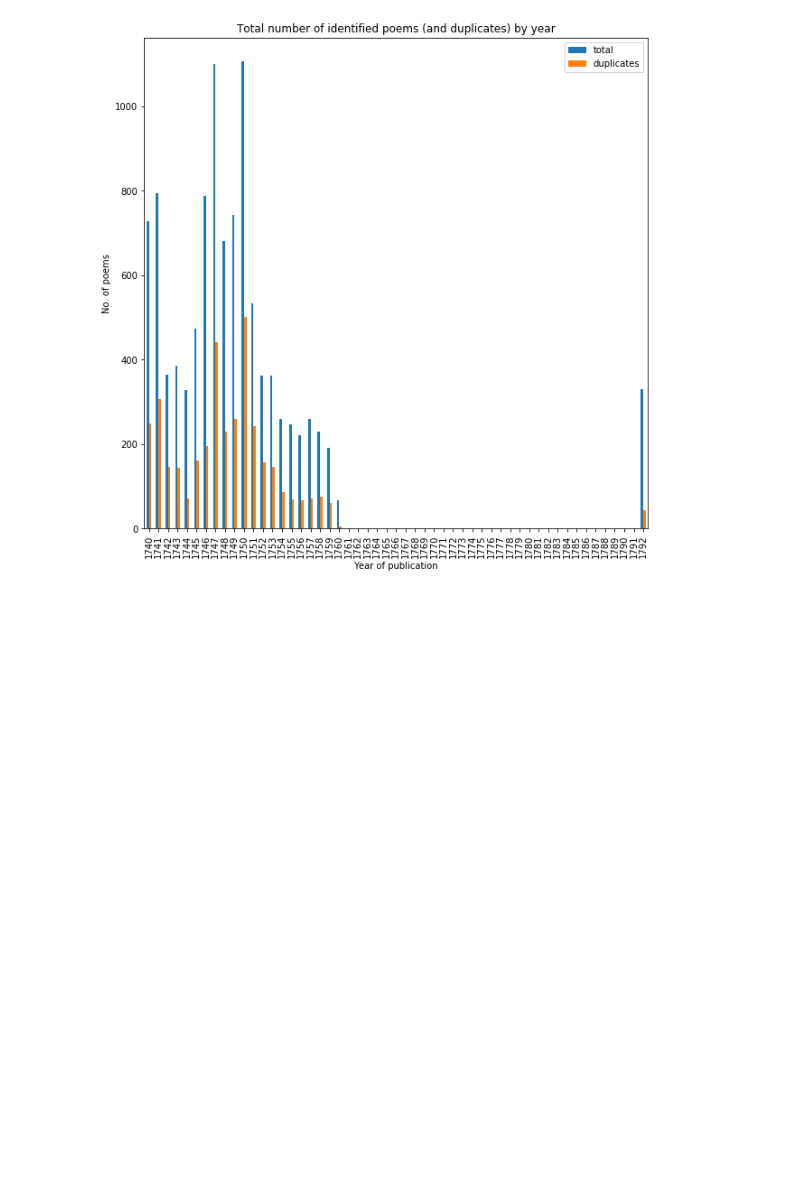
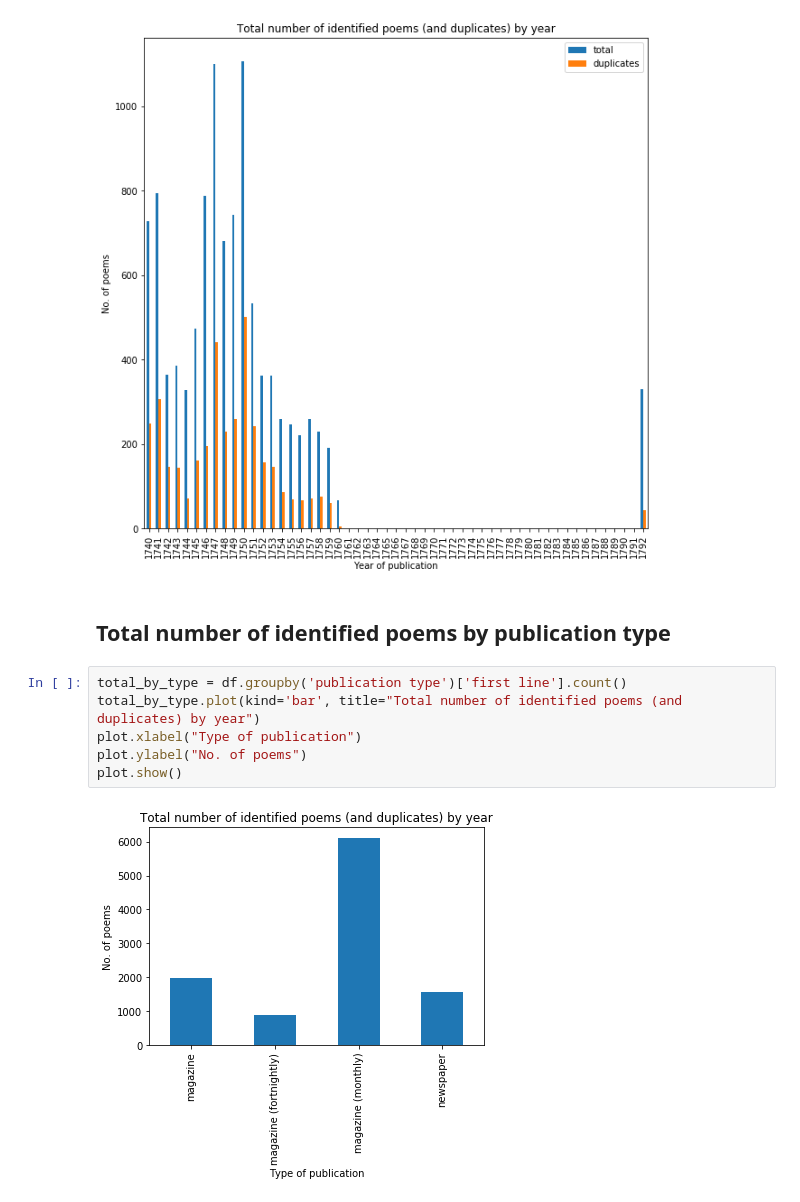
Before and after one commit to ilrt/VisualisingPoeticCulture, a Jupyter notebook: notebooks/02-data-overview.ipynb, the cells around one changed output. Saved outputs shown, nothing was run; the diff lists cells and outputs as text; blank space fills up the shorter version.

Commit message:
Clean publication type. Add publication type graph.

```diff
--- a/notebooks/02-data-overview.ipynb
+++ b/notebooks/02-data-overview.ipynb
@@ -80,3 +80,13 @@ plot.ylabel("No. of poems")
 plot.show()
 # %% [output]
 [figure]
+# %% [markdown]
+## Total number of identified poems by publication type
+# %%
+total_by_type = df.groupby('publication type')['first line'].count()
+total_by_type.plot(kind='bar', title="Total number of identified poems (and duplicates) by year")
+plot.xlabel("Type of publication")
+plot.ylabel("No. of poems")
+plot.show()
+# %% [output]
+[figure, added]
```
Also changed, not shown: parts of 3 cells of this notebook, 1 other file.
